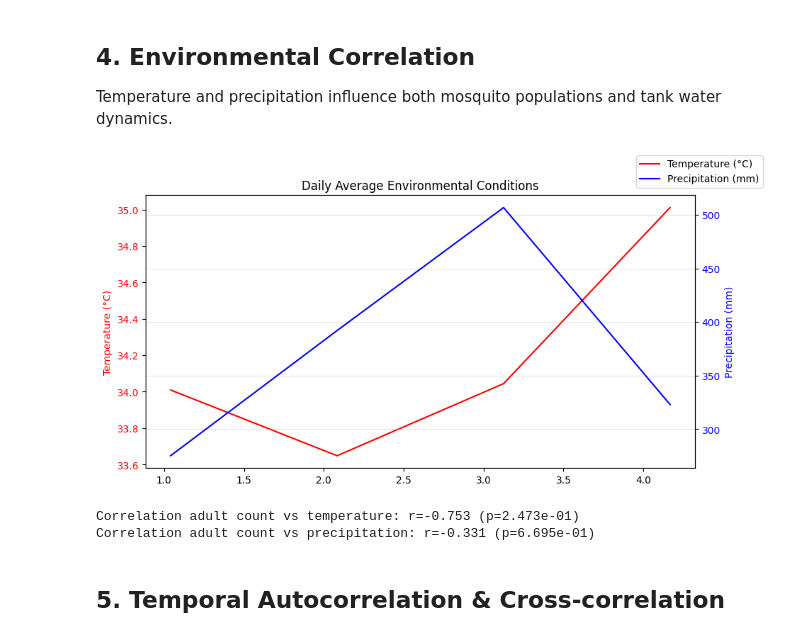
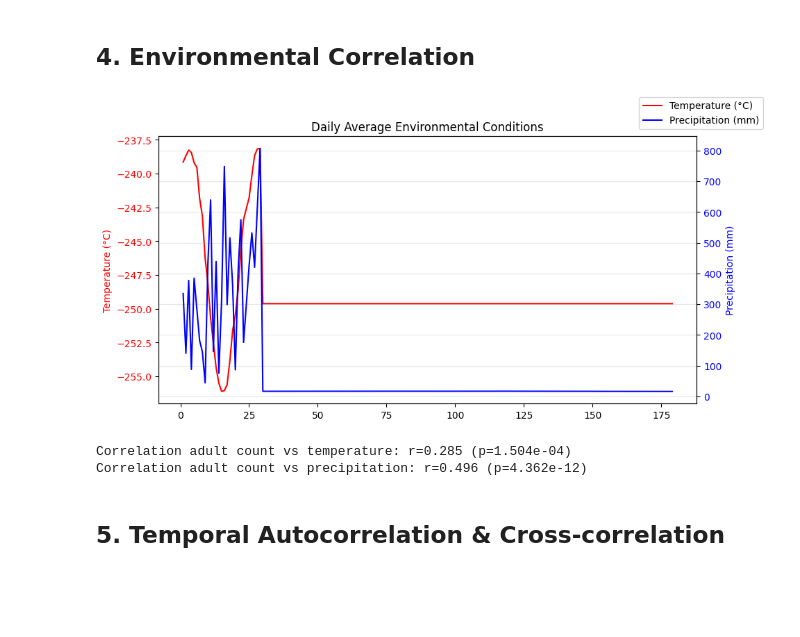
Before and after one commit to Vansnoden/monadvsim, a Jupyter notebook: analysis-Copy1.ipynb, the cells around one changed output. Cells and saved outputs as stored; diff of their text form; code cells hidden in the pictures; blank space fills up the shorter version.

```diff
--- a/analysis-Copy1.ipynb
+++ b/analysis-Copy1.ipynb
@@ -75,19 +84,0 @@ Tick range: 100 – 400
-# %%
-# Check for missing ticks
-all_ticks = np.arange(living['TickCount'].min(), living['TickCount'].max()+1, 1)
-present_ticks = living['TickCount'].unique()
-missing_ticks = set(all_ticks) - set(present_ticks)
-if missing_ticks:
-    print(f"Warning: Missing ticks: {sorted(missing_ticks)[:10]}...")
-else:
-    print("All ticks present.")
-
-# Impute missing environmental values? (optional – here we drop rows with NaN in t2m)
-before = len(living)
-living = living.dropna(subset=['t2m', 'tp'])
-print(f"Dropped {before - len(living)} rows due to missing t2m/tp")
-
-# Add day column
-living['Day'] = living['TickCount'] / TICKS_PER_DAY
-if not inert.empty:
-    inert['Day'] = inert['TickCount'] / TICKS_PER_DAY
@@ -150,35 +274,36 @@ else:
-# %% [markdown]
-## 4. Environmental Correlation
-Temperature and precipitation influence both mosquito populations and tank water dynamics.
+# %% [markdown]
+## 4. Environmental Correlation
 # %%
-daily_env = living.groupby('Day')[['t2m', 'tp']].mean()
-
 fig, ax1 = plt.subplots(figsize=(10,5))
-ax1.plot(daily_env.index, daily_env['t2m'], color='red', label='Temperature (°C)')
+ax1.plot(daily_living['Day'], daily_living['MeanTemp'], color='red', label='Temperature (°C)')
 ax1.set_ylabel('Temperature (°C)', color='red')
 ax1.tick_params(axis='y', labelcolor='red')
 
 ax2 = ax1.twinx()
-ax2.plot(daily_env.index, daily_env['tp']*1000, color='blue', label='Precipitation (mm)')
+ax2.plot(daily_living['Day'], daily_living['MeanPrecip'], color='blue', label='Precipitation (mm)')
 ax2.set_ylabel('Precipitation (mm)', color='blue')
 ax2.tick_params(axis='y', labelcolor='blue')
 
 plt.title('Daily Average Environmental Conditions')
 plt.xlabel('Day')
 plt.grid(True, alpha=0.3)
 fig.legend(loc='upper right')
-plt.savefig(f'{OUTPUT_DIR}/environment.png', dpi=300)
+plt.savefig(f'{OUTPUT_DIR}/environment.png', dpi=300, bbox_inches='tight')
 plt.show()
 
-adult_series = daily_adults.reindex(daily_env.index).fillna(0)
-corr_temp, p_temp = pearsonr(adult_series, daily_env['t2m'])
-corr_precip, p_precip = pearsonr(adult_series, daily_env['tp']*1000)
+# Correlation with adult counts
+adult_series = daily_living['AdultCount'].values
+temp_series = daily_living['MeanTemp'].values
+precip_series = daily_living['MeanPrecip'].values
+
+corr_temp, p_temp = pearsonr(adult_series, temp_series)
+corr_precip, p_precip = pearsonr(adult_series, precip_series)
 print(f"Correlation adult count vs temperature: r={corr_temp:.3f} (p={p_temp:.3e})")
 print(f"Correlation adult count vs precipitation: r={corr_precip:.3f} (p={p_precip:.3e})")
 # %% [output]
-[figure, old version]
+[figure, new version]
-Correlation adult count vs temperature: r=-0.753 (p=2.473e-01)
-Correlation adult count vs precipitation: r=-0.331 (p=6.695e-01)
+Correlation adult count vs temperature: r=0.285 (p=1.504e-04)
+Correlation adult count vs precipitation: r=0.496 (p=4.362e-12)
 # %% [markdown]
 ## 5. Temporal Autocorrelation & Cross‑correlation
 # %%
```
Also changed, not shown: parts of 34 cells of this notebook, 18 other files.
